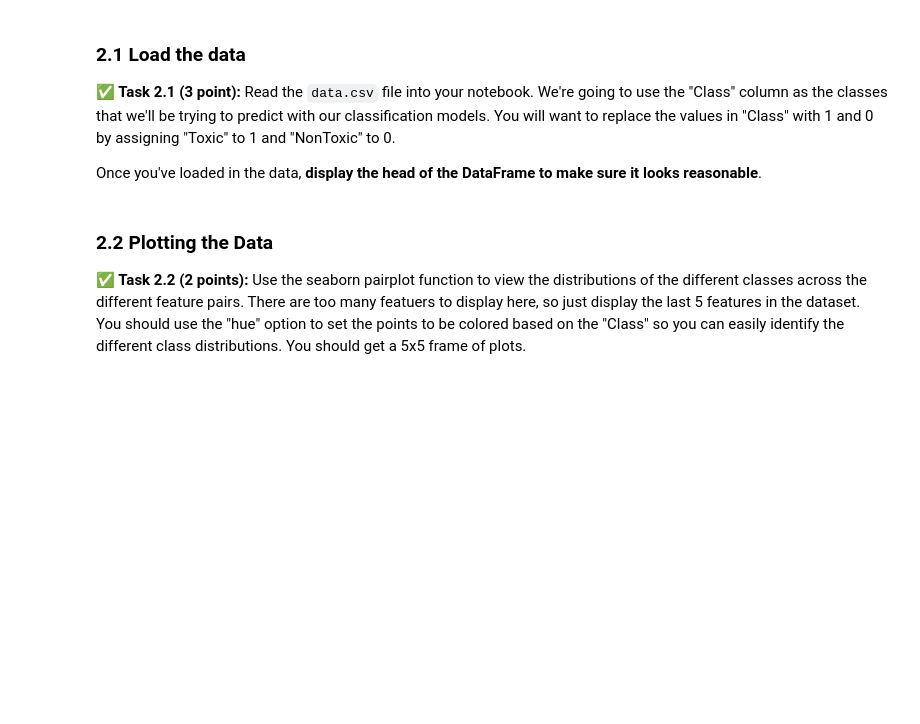
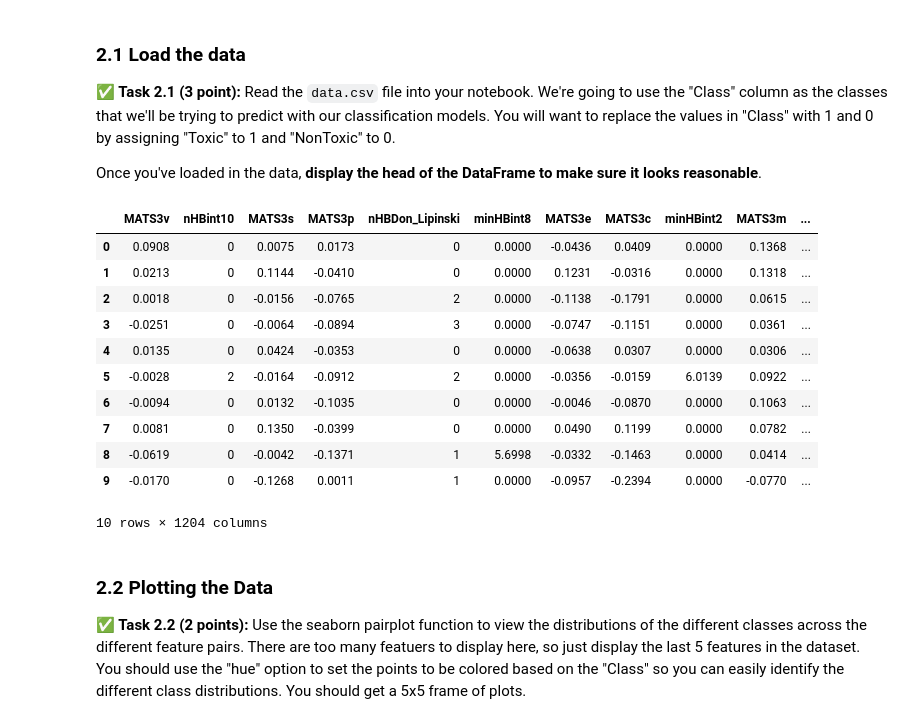
Before and after one commit to ryanc2525/CMSE202-f25-turnin, a Jupyter notebook: hw-04/HW-04_PerceptronSVMandPCA-RyanCampbell.ipynb, the cells around one changed output. Drawn from its saved outputs; the diff is of its cells as text; code cells hidden in the pictures; blank space fills up the shorter version.

```diff
--- a/hw-04/HW-04_PerceptronSVMandPCA-RyanCampbell.ipynb
+++ b/hw-04/HW-04_PerceptronSVMandPCA-RyanCampbell.ipynb
@@ -89,3 +91,21 @@ Once you've loaded in the data, **display the head of the DataFrame to make sure
+# %%
+# Put your code here
+data = pd.read_csv("data.csv")
+data["Class"] = data["Class"].map({"Toxic": 1, "NonToxic": 0})
+data.head(10)
+# %% [output]
+|  | MATS3v | nHBint10 | MATS3s | MATS3p | nHBDon_Lipinski | minHBint8 | MATS3e | MATS3c | minHBint2 | MATS3m | ... |
+| 0 | 0.0908 | 0 | 0.0075 | 0.0173 | 0 | 0.0000 | -0.0436 | 0.0409 | 0.0000 | 0.1368 | ... |
+| 1 | 0.0213 | 0 | 0.1144 | -0.0410 | 0 | 0.0000 | 0.1231 | -0.0316 | 0.0000 | 0.1318 | ... |
+| 2 | 0.0018 | 0 | -0.0156 | -0.0765 | 2 | 0.0000 | -0.1138 | -0.1791 | 0.0000 | 0.0615 | ... |
+| 3 | -0.0251 | 0 | -0.0064 | -0.0894 | 3 | 0.0000 | -0.0747 | -0.1151 | 0.0000 | 0.0361 | ... |
+| 4 | 0.0135 | 0 | 0.0424 | -0.0353 | 0 | 0.0000 | -0.0638 | 0.0307 | 0.0000 | 0.0306 | ... |
+| 5 | -0.0028 | 2 | -0.0164 | -0.0912 | 2 | 0.0000 | -0.0356 | -0.0159 | 6.0139 | 0.0922 | ... |
+| 6 | -0.0094 | 0 | 0.0132 | -0.1035 | 0 | 0.0000 | -0.0046 | -0.0870 | 0.0000 | 0.1063 | ... |
+| 7 | 0.0081 | 0 | 0.1350 | -0.0399 | 0 | 0.0000 | 0.0490 | 0.1199 | 0.0000 | 0.0782 | ... |
+| 8 | -0.0619 | 0 | -0.0042 | -0.1371 | 1 | 5.6998 | -0.0332 | -0.1463 | 0.0000 | 0.0414 | ... |
+| 9 | -0.0170 | 0 | -0.1268 | 0.0011 | 1 | 0.0000 | -0.0957 | -0.2394 | 0.0000 | -0.0770 | ... |
+10 rows × 1204 columns
 # %% [markdown]
 ### 2.2 Plotting the Data
 
```
Also changed, not shown: parts of 15 cells of this notebook.
